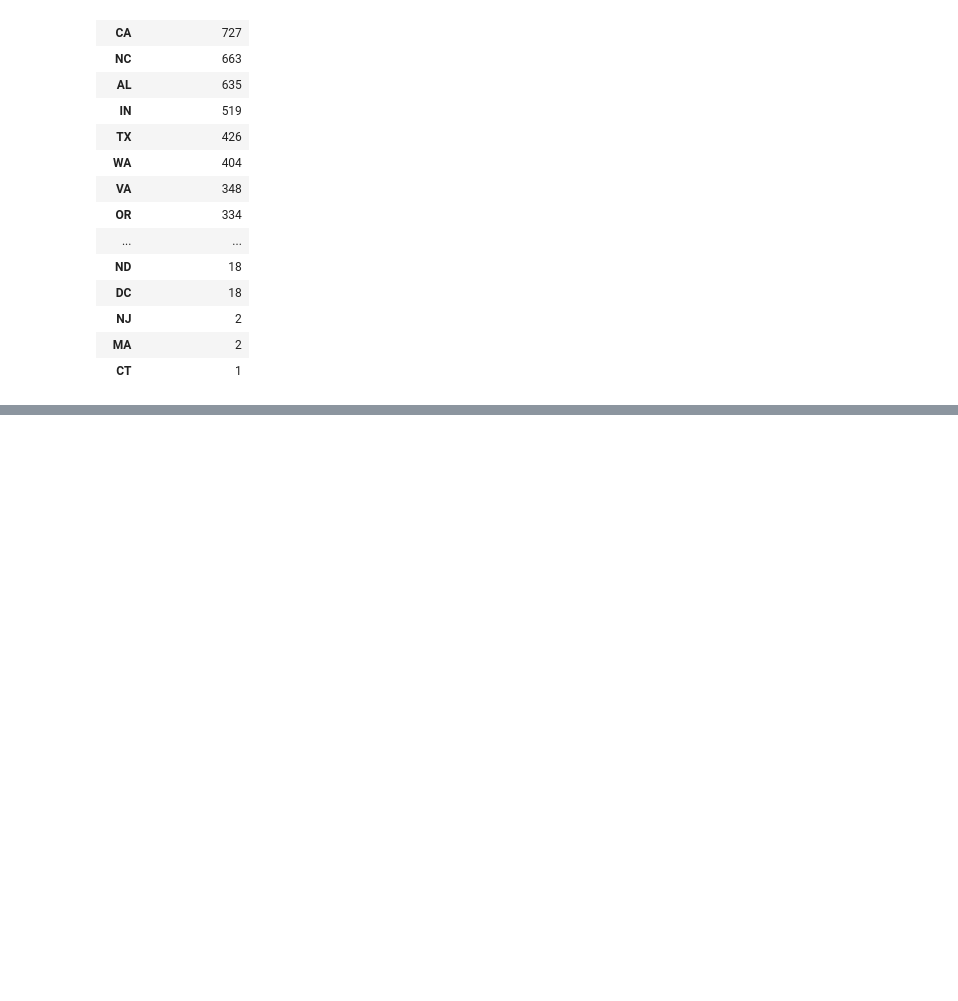
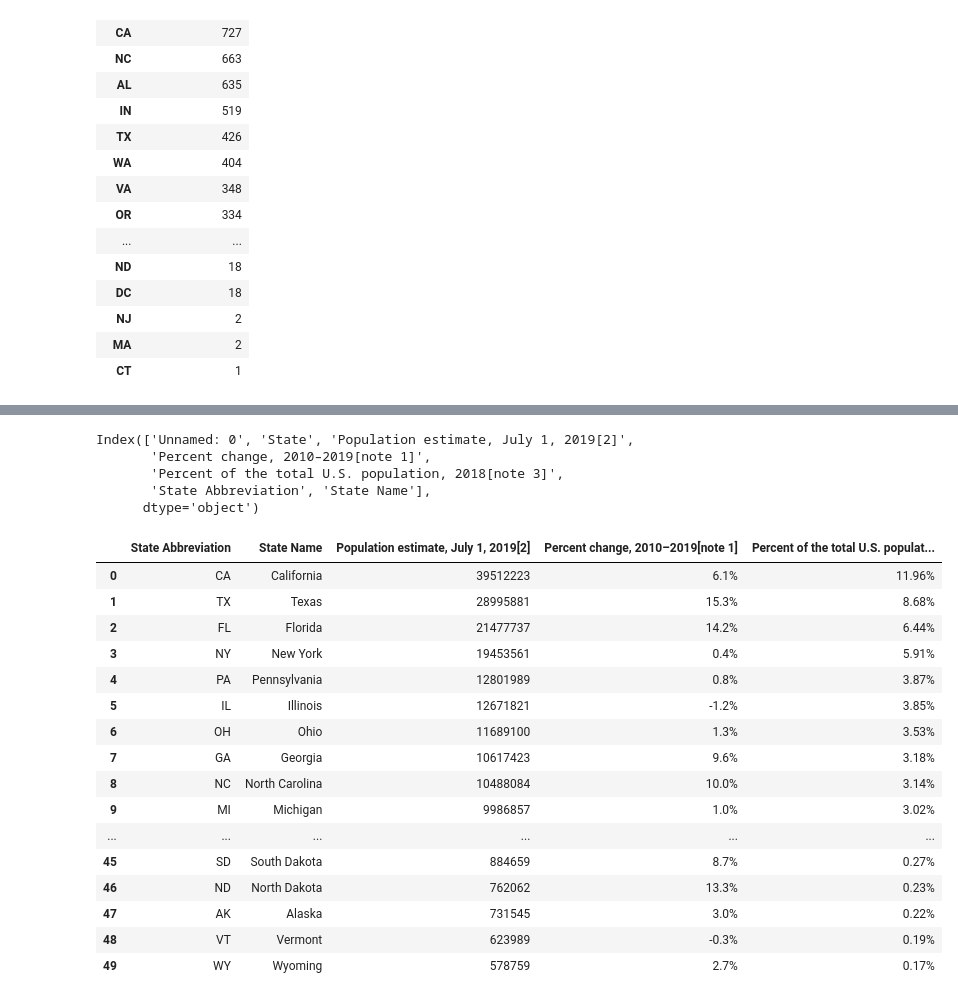
Before and after one commit to jhye1023/States-FastFood-Project, a Jupyter notebook: fast_food.ipynb, the cells around one changed output, grey strips where cells are left out. Saved outputs shown, nothing was run; the diff lists cells and outputs as text; code cells hidden in the pictures; blank space fills up the shorter version.

```diff
--- a/fast_food.ipynb
+++ b/fast_food.ipynb
@@ -107,0 +149,4 @@ fast_food_state[['Restaurant_Count']].sort_values('Restaurant_Count',ascending=F
+# %%
+abbr_df=tables[1]
+
+abbr_df
@@ -107,0 +171,3 @@ fast_food_state[['Restaurant_Count']].sort_values('Restaurant_Count',ascending=F
+# %%
+populate_by_state=pd.merge(population, abbr_df, left_on='State', right_on='State Name')
+populate_by_state.head()
@@ -107,0 +181,34 @@ fast_food_state[['Restaurant_Count']].sort_values('Restaurant_Count',ascending=F
+# %%
+populate_by_state.columns
+# %% [output]
+Index(['Unnamed: 0', 'State', 'Population estimate, July 1, 2019[2]',
+       'Percent change, 2010–2019[note 1]',
+       'Percent of the total U.S. population, 2018[note 3]',
+       'State Abbreviation', 'State Name'],
+      dtype='object')
+# %%
+populate_by_state=populate_by_state.drop(["Unnamed: 0", "State"], axis=1)
+# %%
+populate_by_state=populate_by_state[["State Abbreviation", "State Name",'Population estimate, July 1, 2019[2]',
+       'Percent change, 2010–2019[note 1]',
+       'Percent of the total U.S. population, 2018[note 3]']]
+# %%
+populate_by_state
+# %% [output]
+|  | State Abbreviation | State Name | Population estimate, July 1, 2019[2] | Percent change, 2010–2019[note 1] | Percent of the total U.S. populat... |
+| 0 | CA | California | 39512223 | 6.1% | 11.96% |
+| 1 | TX | Texas | 28995881 | 15.3% | 8.68% |
+| 2 | FL | Florida | 21477737 | 14.2% | 6.44% |
+| 3 | NY | New York | 19453561 | 0.4% | 5.91% |
+| 4 | PA | Pennsylvania | 12801989 | 0.8% | 3.87% |
+| 5 | IL | Illinois | 12671821 | -1.2% | 3.85% |
+| 6 | OH | Ohio | 11689100 | 1.3% | 3.53% |
+| 7 | GA | Georgia | 10617423 | 9.6% | 3.18% |
+| 8 | NC | North Carolina | 10488084 | 10.0% | 3.14% |
+| 9 | MI | Michigan | 9986857 | 1.0% | 3.02% |
+| ... | ... | ... | ... | ... | ... |
+| 45 | SD | South Dakota | 884659 | 8.7% | 0.27% |
+| 46 | ND | North Dakota | 762062 | 13.3% | 0.23% |
+| 47 | AK | Alaska | 731545 | 3.0% | 0.22% |
+| 48 | VT | Vermont | 623989 | -0.3% | 0.19% |
+| 49 | WY | Wyoming | 578759 | 2.7% | 0.17% |
```
Also changed, not shown: parts of 12 cells of this notebook.
